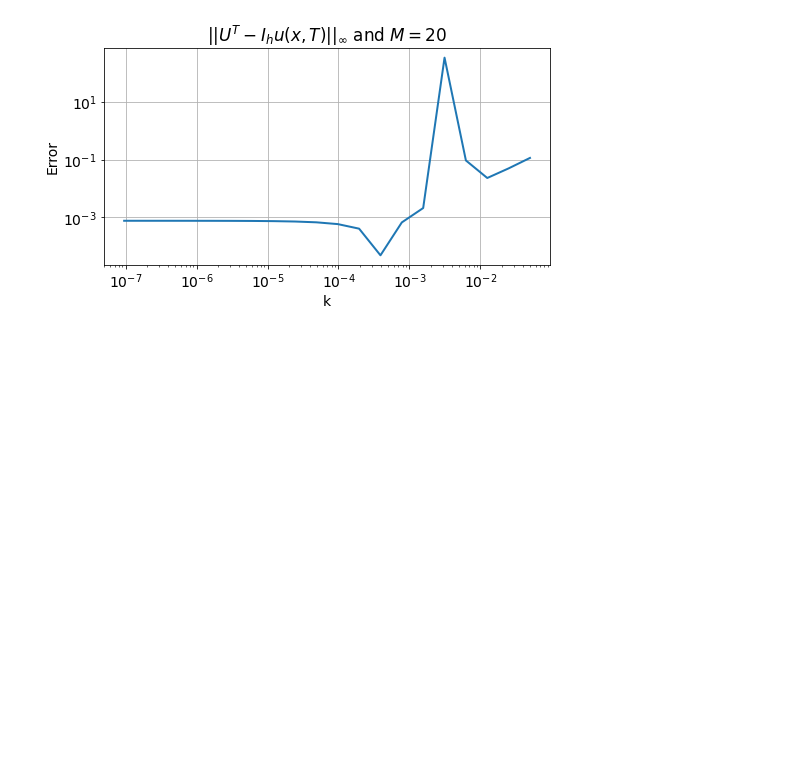
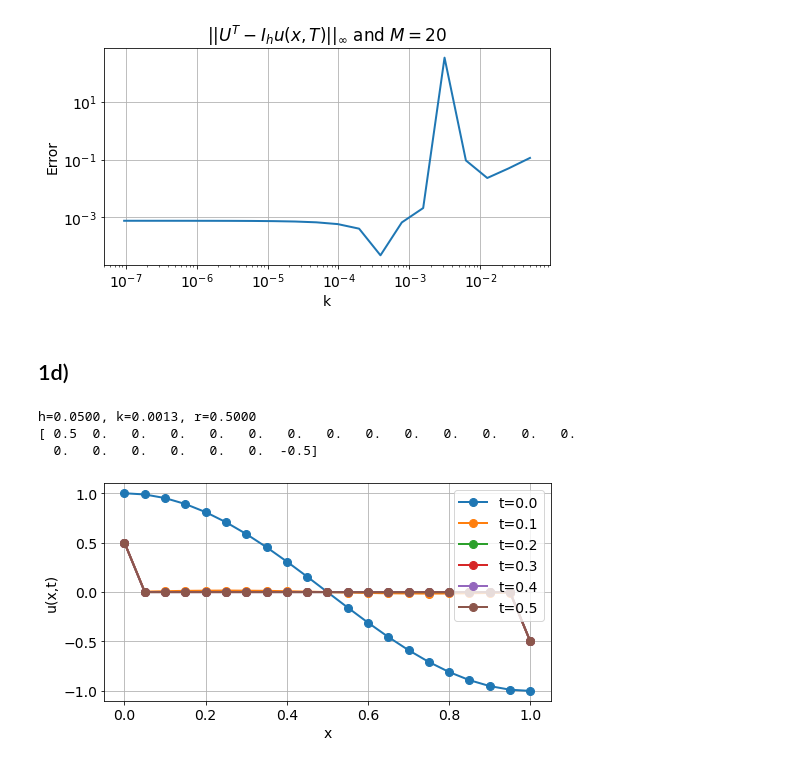
Before and after one commit to aledha/TMA4212-NumDiffDiff, a Jupyter notebook: Exercise 2/Ex2.ipynb, the cells around one changed output. Saved outputs shown, nothing was run; the diff lists cells and outputs as text; code cells hidden in the pictures; blank space fills up the shorter version.

Commit message:
oops all euler

```diff
--- a/Exercise 2/Ex2.ipynb
+++ b/Exercise 2/Ex2.ipynb
@@ -369,3 +370,5 @@ h=0.0500, k=0.0000, r=0.0002
 h=0.0500, k=0.0000, r=0.0001
 h=0.0500, k=0.0000, r=0.0000
 [figure]
+# %% [markdown]
+## 1d)
@@ -371,0 +378,48 @@ h=0.0500, k=0.0000, r=0.0000
+# %%
+def forward_euler_neumann(g, M=10, N=100, T=0.5):
+    h = 1/M     # Stepsize in space
+    k = T/N     # Stepsize in time
+
+    r = k/h**2
+    # Print the stepsizes, and r=k/h^2.
+    print('h={:.4f}, k={:.4f}, r={:.4f}'.format(h,k,r))
+
+    U = np.zeros((M+1,N+1))    # Array to store the solution, boundaries included.
+    x = np.linspace(0,1,M+1)   # Gridpoints on the x-axis
+    t = np.linspace(0,T,N+1)   # Gridpoints on the t-axis
+    U[:,0] = g(x)              # Initial values, endpoints included
+    q = np.zeros(M+1)
+    q[0] = U[0, 0] * r
+    q[-1] = U[-1, 0] * r
+    print(q)
+
+    Ch = np.eye(M-1) + r * tridiag(1,-2,1,M-1);
+
+    # Main loop
+    for n in range(N):
+        U[1:-1, n+1] = Ch.dot(U[1:-1,n])  # [1:-1] -> excluding endpoints
+        U[:,n+1] = U[:,n+1] + q
+        #U[:,n+1] = U[:,n+1] + q
+        # Endpoints stay the same
+    return x, t, U
+# %%
+x, t, U = forward_euler_neumann(u0_2, M=20, N=400, T=0.5)
+
+# Plot the solution at some points in time
+plt.figure(1)
+plt.clf()
+tplots = np.linspace(0,t[-1],6)
+k = t[1]-t[0]
+for tn in tplots:
+    n = int(tn/k)
+    tn = n*k
+    plt.plot(x,U[:,n],'-o',label='t={:.1f}'.format(tn))
+plt.xlabel('x')
+plt.ylabel('u(x,t)')
+plt.legend()
+plt.show()
+# %% [output]
+h=0.0500, k=0.0013, r=0.5000
+[ 0.5  0.   0.   0.   0.   0.   0.   0.   0.   0.   0.   0.   0.   0.
+  0.   0.   0.   0.   0.   0.  -0.5]
+[figure, added]
```
Also changed, not shown: parts of 3 cells of this notebook.
